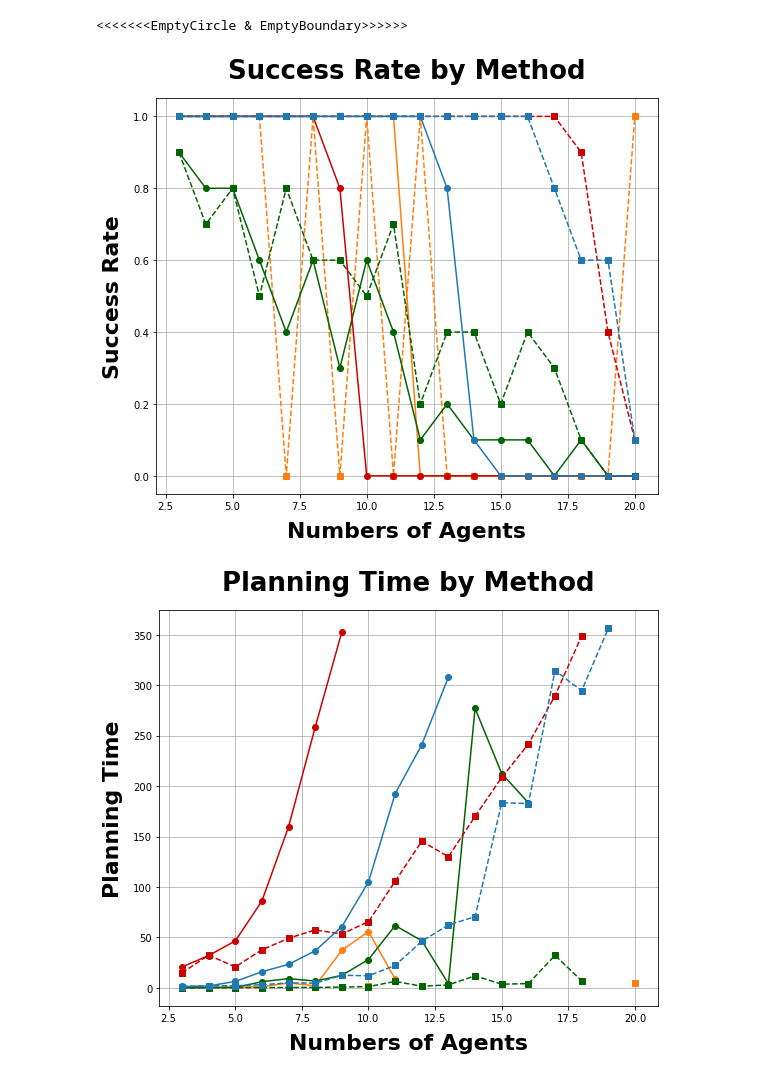
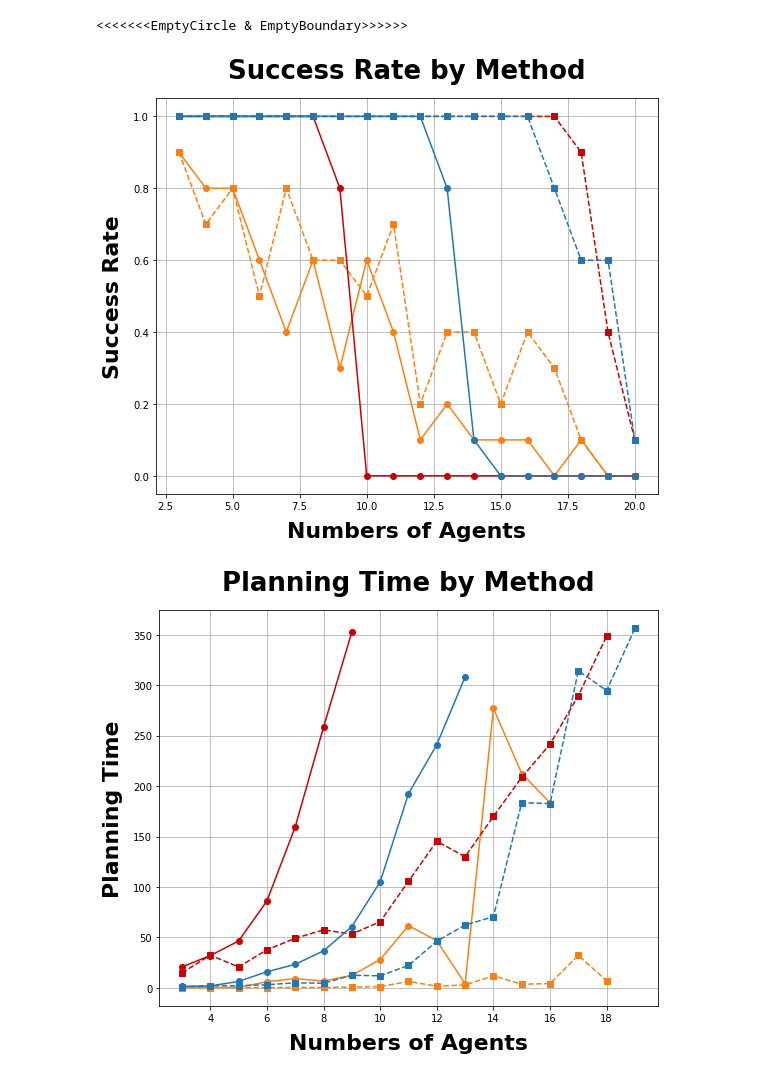
Before and after one commit to hhhhzl/mdoc, a Jupyter notebook: assets/notebooks.ipynb, the cells around one changed output. Saved outputs shown, nothing was run; the diff lists cells and outputs as text; code cells hidden in the pictures.

```diff
--- a/assets/notebooks.ipynb
+++ b/assets/notebooks.ipynb
@@ -239,11 +239,11 @@ def plot_metrics(
         elif m == "time":
             m_name = "Planning Time"
         elif m == "expansions":
-            m_name = "CT Expansion"
+            m_name = "CT Expansions"
         else:
             m_name = m
 
-        plt.figure(figsize=(8, 5))
+        plt.figure(figsize=(8, 3.5))
         x_vals = plot_pivot.columns.tolist()
 
         color_map = {}
@@ -350,7 +350,7 @@ def plot_metrics_two_env(
         elif m == "time":
             m_name = "Planning Time"
         elif m == "expansions":
-            m_name = "CT Expansion"
+            m_name = "CT Expansions"
         else:
             m_name = m
 
@@ -650,18 +650,18 @@ def main(
 # %%
 params = [
 #     {"env":["EmptyCircle"], "ablation": False, "time_upper": 1000, "mdoc_baseline":"single_100_r", "methods":["A*-CBS", "A*-ECBS", "KCBS", "MMD-CBS", 'MDOC-CBS']},
 #     {"env":["EmptyBoundary"], "ablation": False, "time_upper": 1000, "mdoc_baseline":"single_100_r"},
 #     {"env":["EmptyRandom"], "ablation": False, "time_upper": 1000, "mdoc_baseline":"single_100_r"},
 #     {"env":["ConveyorCircle"], "ablation": False, "time_upper": 1000, "mdoc_baseline":"single_200_r"},
 #     {"env":["ConveyorBoundary"], "ablation": False, "time_upper": 1000, "mdoc_baseline":"single_200_r"},
 #     {"env":["ConveyorRandom"], "ablation": False, "time_upper": 1000, "mdoc_baseline":"single_200_r"},
-    {"env":["EmptyCircle", "EmptyBoundary"], "ablation": False, "time_upper": 500, "mdoc_baseline":"single_100_r", "methods":["A*-ECBS", "KCBS", "MMD-CBS", 'MDOC-CBS']},
-    {"env":["ConveyorCircle", "ConveyorBoundary"], "ablation": False, "time_upper": 500, "mdoc_baseline":"single_200_r", "methods":["A*-ECBS", "KCBS", "MMD-CBS", 'MDOC-CBS']}
+    {"env":["EmptyCircle", "EmptyBoundary"], "ablation": False, "time_upper": 500, "mdoc_baseline":"single_100_r", "methods":["KCBS", "MMD-CBS", 'MDOC-CBS']},
+    {"env":["ConveyorCircle", "ConveyorBoundary"], "ablation": False, "time_upper": 500, "mdoc_baseline":"single_200_r", "methods":["KCBS", "MMD-CBS", 'MDOC-CBS']}
 ]
 
 for para in params:
     main(**para)
 # %% [output]
 <<<<<<<EmptyCircle & EmptyBoundary>>>>>>
-[figure, old version]
+[figure, new version]
-[figure, old version]
+[figure, new version]
```
Also changed, not shown: parts of 3 cells of this notebook, 18 other files.
